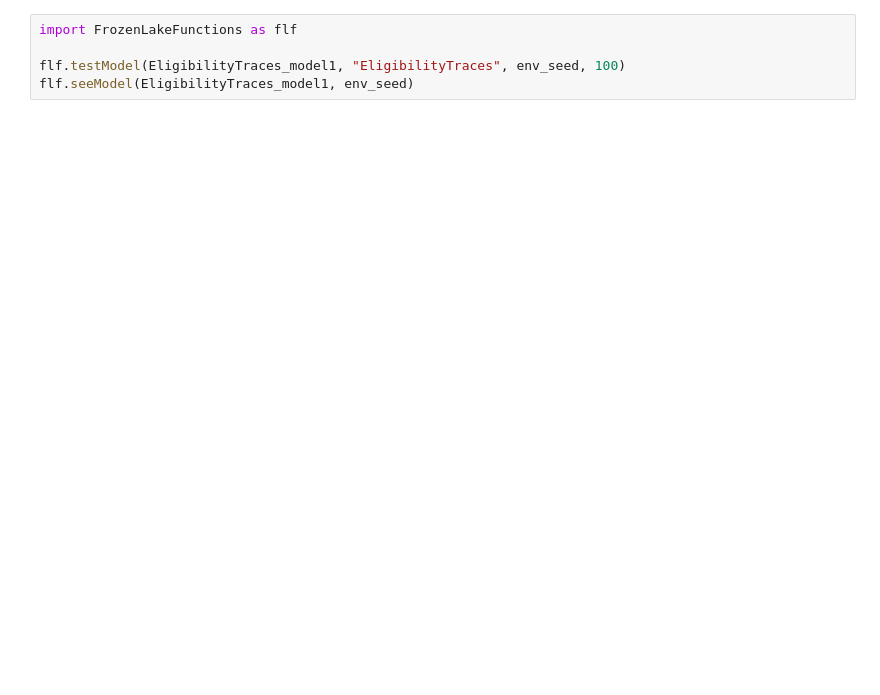
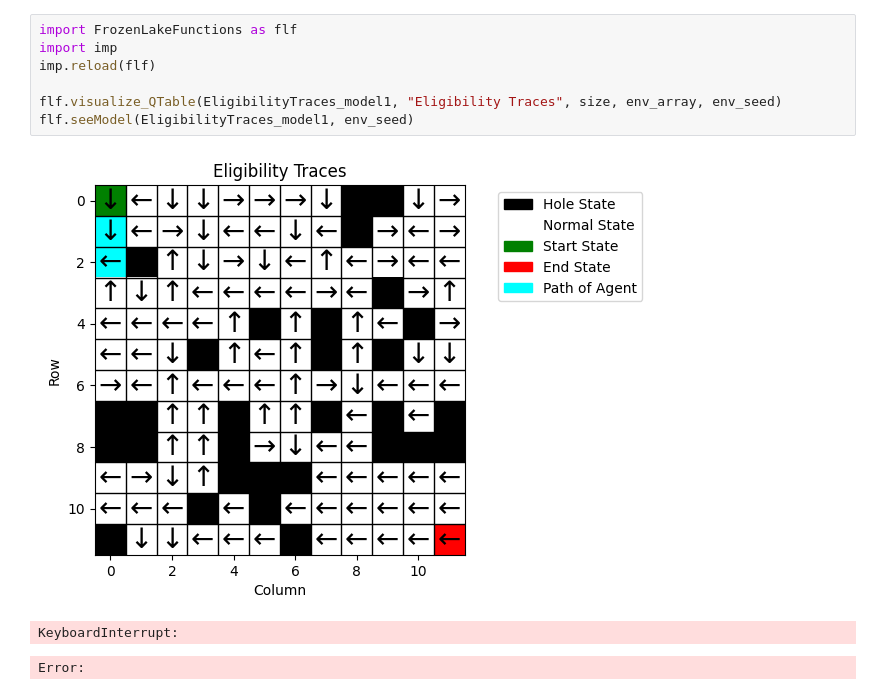
Before and after one commit to XixWISExiX/FrozenLake, a Jupyter notebook: EligibilityTracesDisplay.ipynb, the cells around one changed output. Saved outputs shown, nothing was run; the diff lists cells and outputs as text; blank space fills up the shorter version.

```diff
--- a/EligibilityTracesDisplay.ipynb
+++ b/EligibilityTracesDisplay.ipynb
@@ -86,5 +106,11 @@ EligibilityTraces_model1 = EligibilityTraces(1000, env_seed)
 # %%
 import FrozenLakeFunctions as flf
+import imp
+imp.reload(flf)
 
-flf.testModel(EligibilityTraces_model1, "EligibilityTraces", env_seed, 100)
+flf.visualize_QTable(EligibilityTraces_model1, "Eligibility Traces", size, env_array, env_seed)
 flf.seeModel(EligibilityTraces_model1, env_seed)
+# %% [output]
+[figure, added]
+KeyboardInterrupt:
+Error:
```
Also changed, not shown: parts of 8 cells of this notebook, 14 other files.
